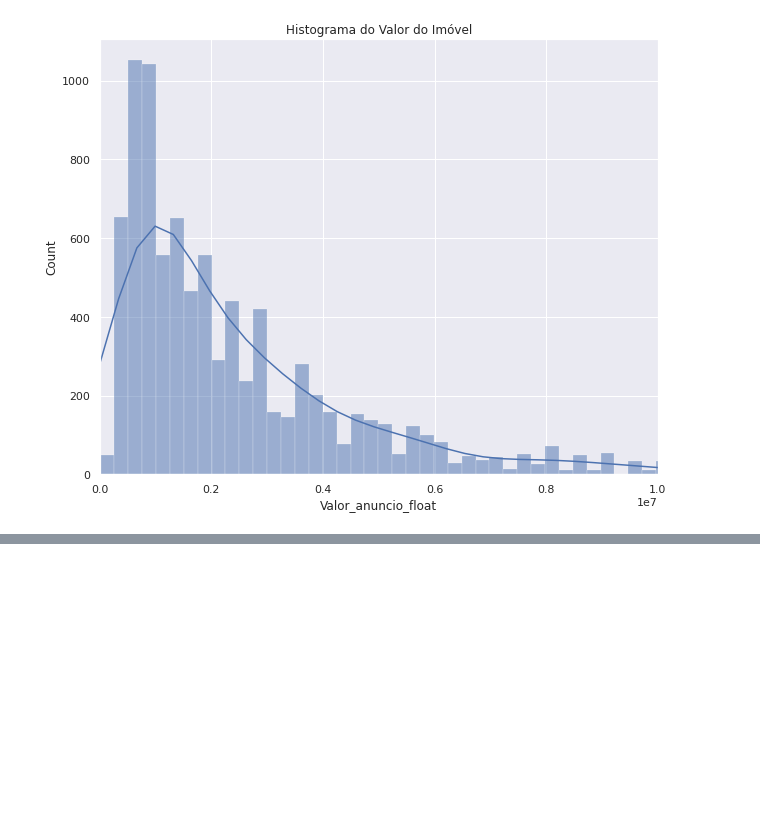
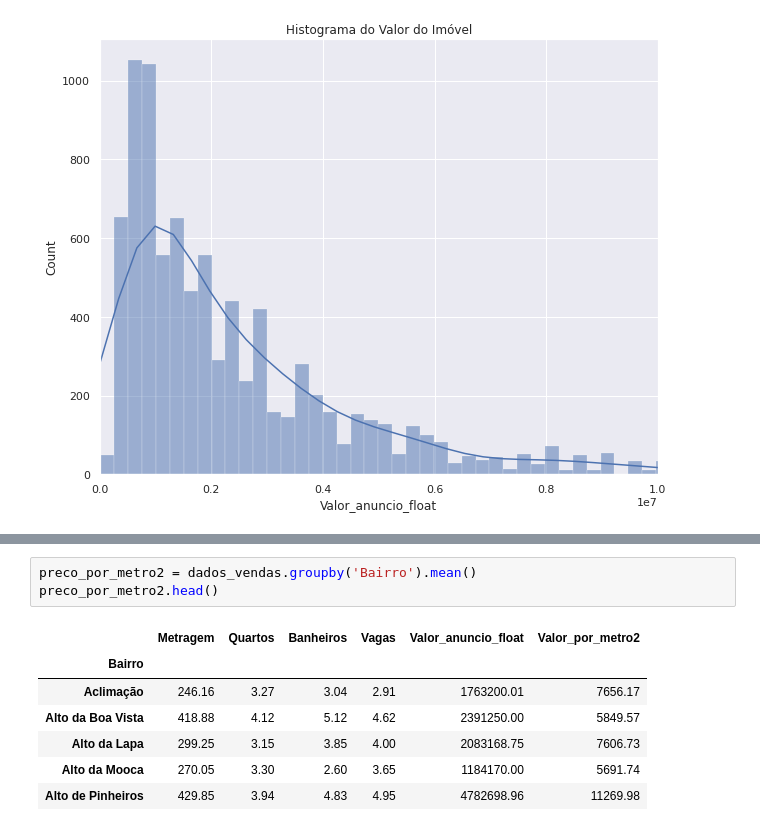
Before and after one commit to pcarneiro85/sao_paulo_house_market, a Jupyter notebook: house_analysis.ipynb, the cells around one changed output, grey strips where cells are left out. Cells and saved outputs as stored; diff of their text form; blank space fills up the shorter version.

```diff
--- a/house_analysis.ipynb
+++ b/house_analysis.ipynb
@@ -358,0 +395,11 @@ plt.show()
+# %%
+preco_por_metro2 = dados_vendas.groupby('Bairro').mean()
+preco_por_metro2.head()
+# %% [output]
+|  | Metragem | Quartos | Banheiros | Vagas | Valor_anuncio_float | Valor_por_metro2 |
+| Bairro |  |  |  |  |  |  |
+| Aclimação | 246.16 | 3.27 | 3.04 | 2.91 | 1763200.01 | 7656.17 |
+| Alto da Boa Vista | 418.88 | 4.12 | 5.12 | 4.62 | 2391250.00 | 5849.57 |
+| Alto da Lapa | 299.25 | 3.15 | 3.85 | 4.00 | 2083168.75 | 7606.73 |
+| Alto da Mooca | 270.05 | 3.30 | 2.60 | 3.65 | 1184170.00 | 5691.74 |
+| Alto de Pinheiros | 429.85 | 3.94 | 4.83 | 4.95 | 4782698.96 | 11269.98 |
```
Also changed, not shown: parts of 6 cells of this notebook.
